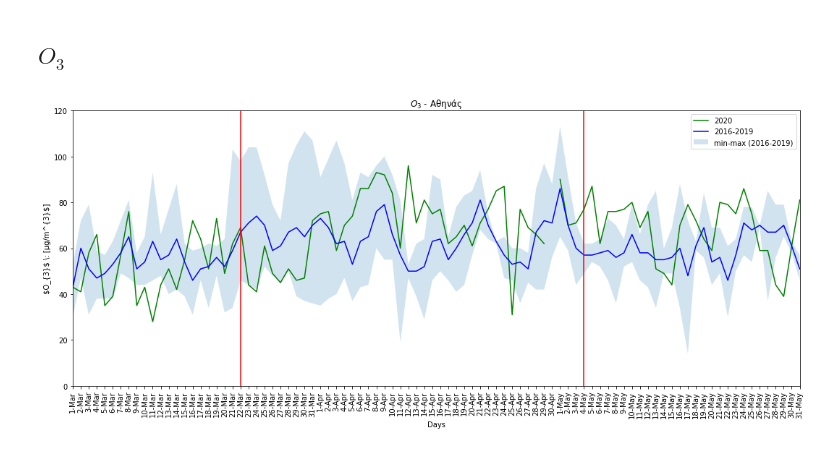
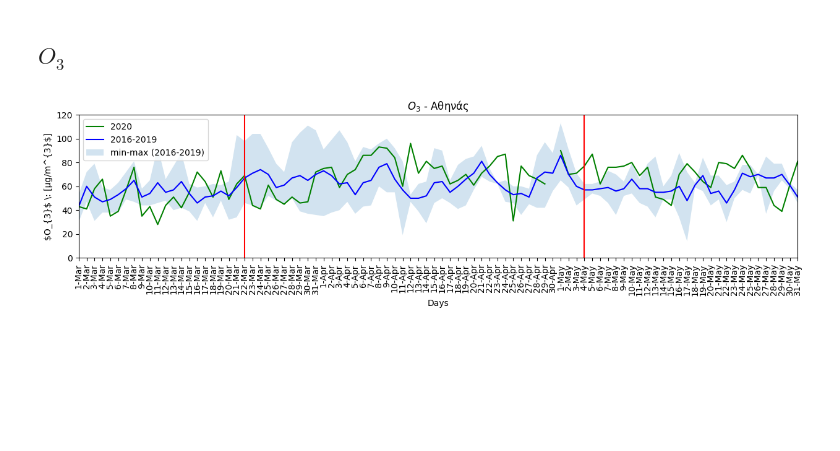
Before and after one commit to costpetrides/Air-pollution-COVID-19-impact, a Jupyter notebook: Lockdown 1/Geoponiki(SI).ipynb, the cells around one changed output. Saved outputs shown, nothing was run; the diff lists cells and outputs as text; code cells hidden in the pictures; blank space fills up the shorter version.

```diff
--- a/Lockdown 1/Geoponiki(SI).ipynb
+++ b/Lockdown 1/Geoponiki(SI).ipynb
@@ -213,38 +213,38 @@ Percentage Difference Lockdown to Post-Lockdown = 0.14 %
 # %% [markdown]
 ## $O_{3}$
 # %%
-plt.figure(figsize=(18,7))
+plt.figure(figsize=(15,3))
 plt.title("$O_{3}$ - Aθηνάς")
 
 plt.xlabel('Days')
 plt.ylabel('$O_{3}$ \: [μg/m^{3}$]')
 
 plt.title("$O_{3}$ - Aθηνάς")
 
 x=[]
 for i in df['O320']:
   if i==0:
     x+=[None]
   else:
     x+=[i]
 
 
 plt.plot(df['DAY'], x, 'g', label='2020')
 plt.plot(df['DAY'], df['O3MEAN'], 'b', label='2016-2019')
 plt.fill_between(df['DAY'], df['O3MIN'], df['O3MAX'], alpha=0.2, label='min-max (2016-2019)')
 
 plt.legend()
 
 plt.xlim(df.loc[0]['DAY'] , df.loc[91]['DAY'])
 plt.ylim(0,120)
 
 plt.axvline(x='4-May' ,color='r')
 plt.axvline(x='22-Mar' ,color='r')
 plt.xticks(rotation=90)
 
 plt.show()
 # %% [output]
-[figure, old version]
+[figure, new version]
 # %%
 Data=np.array(df['O320'])
 Pre=Data[0:23]
```
Also changed, not shown: parts of 3 cells of this notebook.
